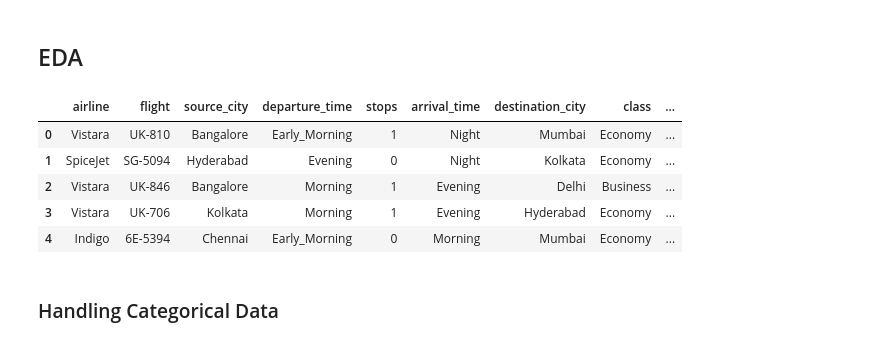
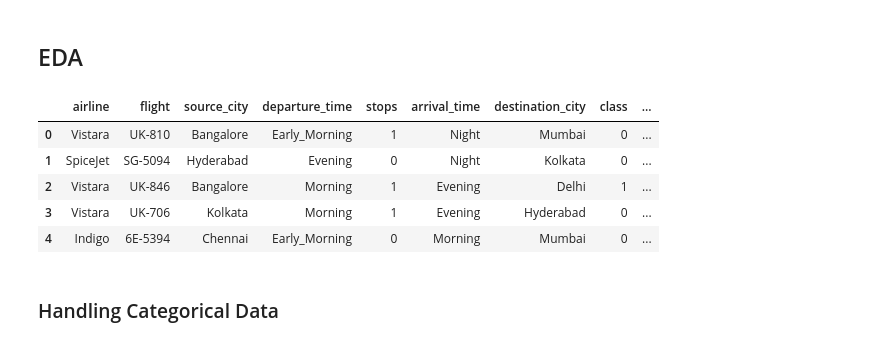
Before and after one commit to mirodil1/Flight-Price-Prediction, a Jupyter notebook: flight-price-prediction.ipynb, the cells around one changed output. Saved outputs shown, nothing was run; the diff lists cells and outputs as text; code cells hidden in the pictures.

```diff
--- a/flight-price-prediction.ipynb
+++ b/flight-price-prediction.ipynb
@@ -133,14 +134,16 @@ train_data.corr()
 # %%
 # stops column values changed to numeric
 train_data['stops'] = train_data['stops'].replace({"zero": 0, "one": 1, "two_or_more": 2})
+train_data['class'] = train_data['class'].replace({"Economy": 0, "Business": 1})
+
 train_data.head()
 # %% [output]
 |  | airline | flight | source_city | departure_time | stops | arrival_time | destination_city | class | ... |
-| 0 | Vistara | UK-810 | Bangalore | Early_Morning | 1 | Night | Mumbai | Economy | ... |
-| 1 | SpiceJet | SG-5094 | Hyderabad | Evening | 0 | Night | Kolkata | Economy | ... |
-| 2 | Vistara | UK-846 | Bangalore | Morning | 1 | Evening | Delhi | Business | ... |
-| 3 | Vistara | UK-706 | Kolkata | Morning | 1 | Evening | Hyderabad | Economy | ... |
-| 4 | Indigo | 6E-5394 | Chennai | Early_Morning | 0 | Morning | Mumbai | Economy | ... |
+| 0 | Vistara | UK-810 | Bangalore | Early_Morning | 1 | Night | Mumbai | 0 | ... |
+| 1 | SpiceJet | SG-5094 | Hyderabad | Evening | 0 | Night | Kolkata | 0 | ... |
+| 2 | Vistara | UK-846 | Bangalore | Morning | 1 | Evening | Delhi | 1 | ... |
+| 3 | Vistara | UK-706 | Kolkata | Morning | 1 | Evening | Hyderabad | 0 | ... |
+| 4 | Indigo | 6E-5394 | Chennai | Early_Morning | 0 | Morning | Mumbai | 0 | ... |
 # %% [markdown]
 ### Handling Categorical Data
 # %% [markdown]
```
Also changed, not shown: parts of 30 cells of this notebook.
